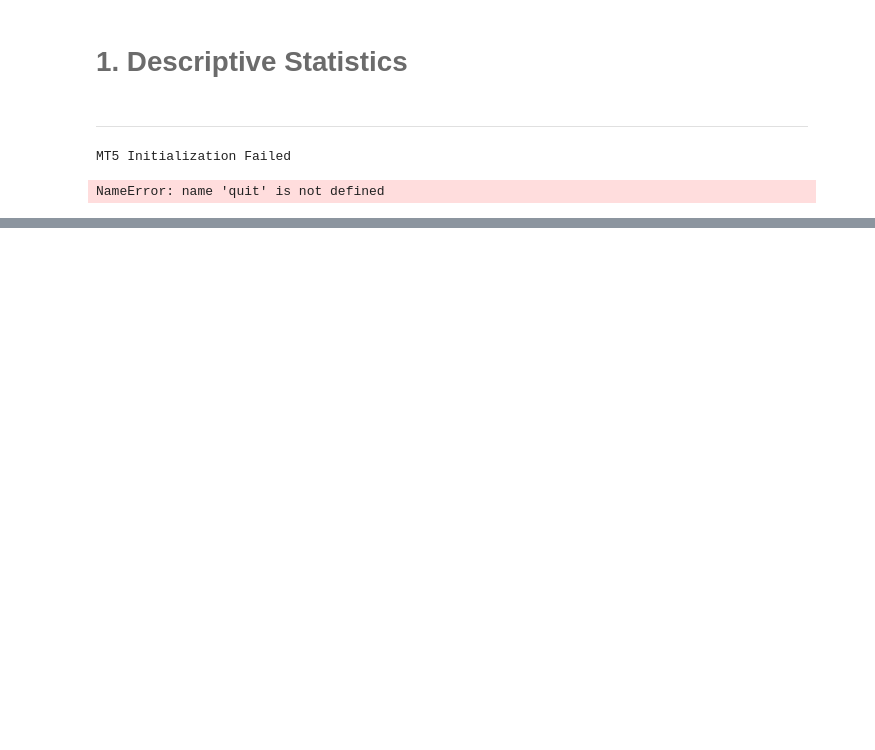
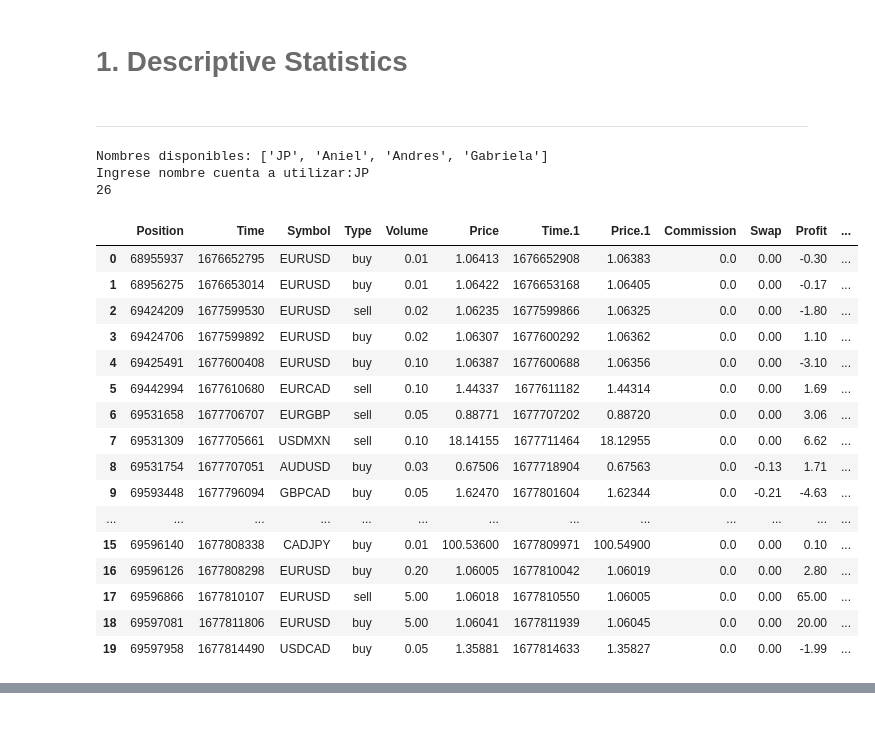
Before and after one commit to JP-GZ/MyST_LAB_3_E6, a Jupyter notebook: notebook.ipynb, the cells around one changed output, grey strips where cells are left out. Saved outputs shown, nothing was run; the diff lists cells and outputs as text; code cells hidden in the pictures; blank space fills up the shorter version.

```diff
--- a/notebook.ipynb
+++ b/notebook.ipynb
@@ -105,14 +82,29 @@ import sys
 # <font color= #6B6B6B> 1. Descriptive Statistics </font>
 # %% [markdown]
 <hr style="border:0.02in solid gray"> </hr>
-# %%
-historico = (functions.f_leer_archivo())
-
-tiempos = functions.f_columnas_tiempos(historico)
-pips = functions.f_columnas_pips(tiempos)
-estadistica,ranking = functions.f_estadisticas_ba(pips)
-print(estadistica)
-print(ranking)
-# %% [output]
-MT5 Initialization Failed
-NameError: name 'quit' is not defined
+# %%
+historico,estadistica,ranks= main.estadistica_descriptiva()
+# %% [output]
+Nombres disponibles: ['JP', 'Aniel', 'Andres', 'Gabriela']
+Ingrese nombre cuenta a utilizar:JP
+26
+# %%
+historico
+# %% [output]
+|  | Position | Time | Symbol | Type | Volume | Price | Time.1 | Price.1 | Commission | Swap | Profit | ... |
+| 0 | 68955937 | 1676652795 | EURUSD | buy | 0.01 | 1.06413 | 1676652908 | 1.06383 | 0.0 | 0.00 | -0.30 | ... |
+| 1 | 68956275 | 1676653014 | EURUSD | buy | 0.01 | 1.06422 | 1676653168 | 1.06405 | 0.0 | 0.00 | -0.17 | ... |
+| 2 | 69424209 | 1677599530 | EURUSD | sell | 0.02 | 1.06235 | 1677599866 | 1.06325 | 0.0 | 0.00 | -1.80 | ... |
+| 3 | 69424706 | 1677599892 | EURUSD | buy | 0.02 | 1.06307 | 1677600292 | 1.06362 | 0.0 | 0.00 | 1.10 | ... |
+| 4 | 69425491 | 1677600408 | EURUSD | buy | 0.10 | 1.06387 | 1677600688 | 1.06356 | 0.0 | 0.00 | -3.10 | ... |
+| 5 | 69442994 | 1677610680 | EURCAD | sell | 0.10 | 1.44337 | 1677611182 | 1.44314 | 0.0 | 0.00 | 1.69 | ... |
+| 6 | 69531658 | 1677706707 | EURGBP | sell | 0.05 | 0.88771 | 1677707202 | 0.88720 | 0.0 | 0.00 | 3.06 | ... |
+| 7 | 69531309 | 1677705661 | USDMXN | sell | 0.10 | 18.14155 | 1677711464 | 18.12955 | 0.0 | 0.00 | 6.62 | ... |
+| 8 | 69531754 | 1677707051 | AUDUSD | buy | 0.03 | 0.67506 | 1677718904 | 0.67563 | 0.0 | -0.13 | 1.71 | ... |
+| 9 | 69593448 | 1677796094 | GBPCAD | buy | 0.05 | 1.62470 | 1677801604 | 1.62344 | 0.0 | -0.21 | -4.63 | ... |
+| ... | ... | ... | ... | ... | ... | ... | ... | ... | ... | ... | ... | ... |
+| 15 | 69596140 | 1677808338 | CADJPY | buy | 0.01 | 100.53600 | 1677809971 | 100.54900 | 0.0 | 0.00 | 0.10 | ... |
+| 16 | 69596126 | 1677808298 | EURUSD | buy | 0.20 | 1.06005 | 1677810042 | 1.06019 | 0.0 | 0.00 | 2.80 | ... |
+| 17 | 69596866 | 1677810107 | EURUSD | sell | 5.00 | 1.06018 | 1677810550 | 1.06005 | 0.0 | 0.00 | 65.00 | ... |
+| 18 | 69597081 | 1677811806 | EURUSD | buy | 5.00 | 1.06041 | 1677811939 | 1.06045 | 0.0 | 0.00 | 20.00 | ... |
+| 19 | 69597958 | 1677814490 | USDCAD | buy | 0.05 | 1.35881 | 1677814633 | 1.35827 | 0.0 | 0.00 | -1.99 | ... |
```
Also changed, not shown: parts of 16 cells of this notebook, 3 other files.
